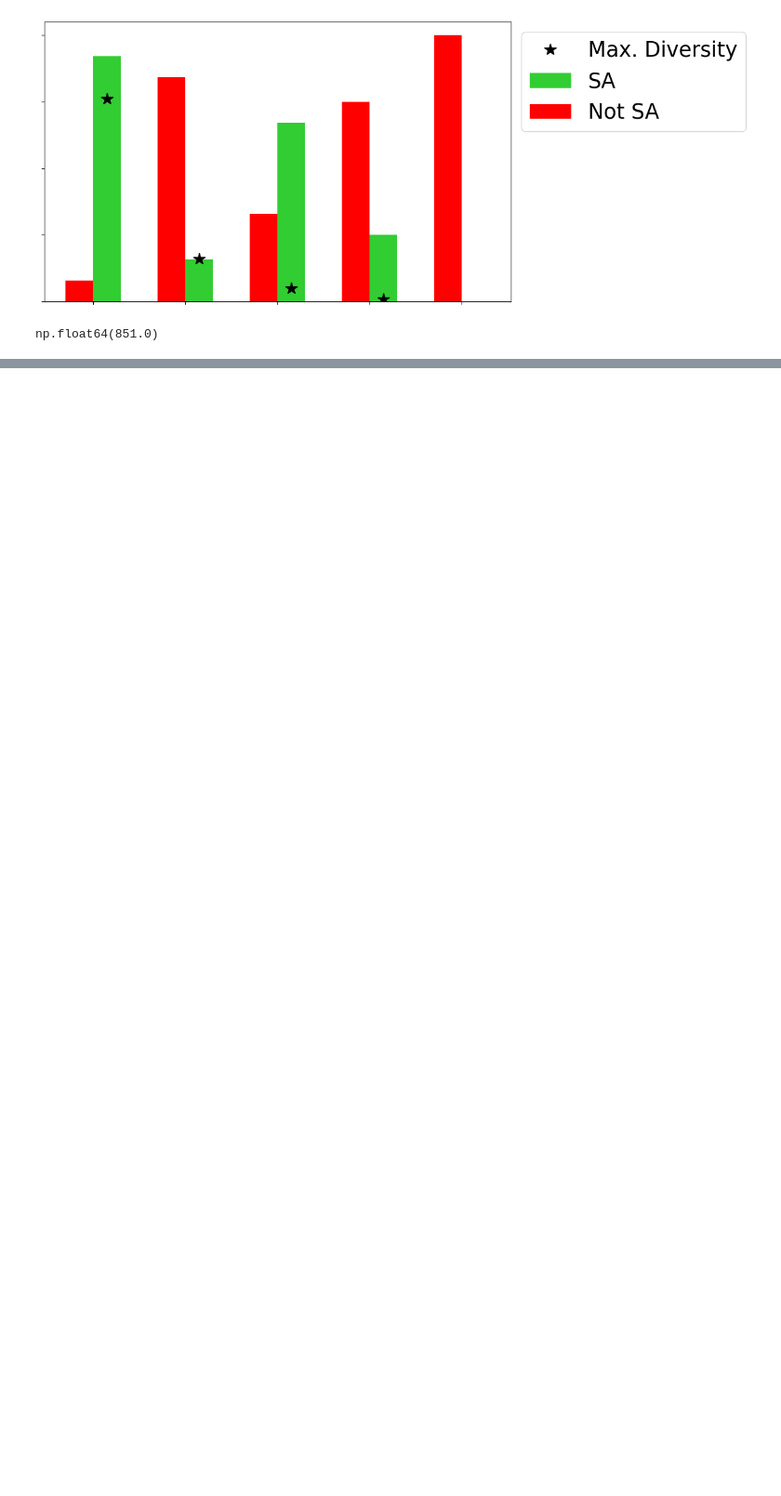
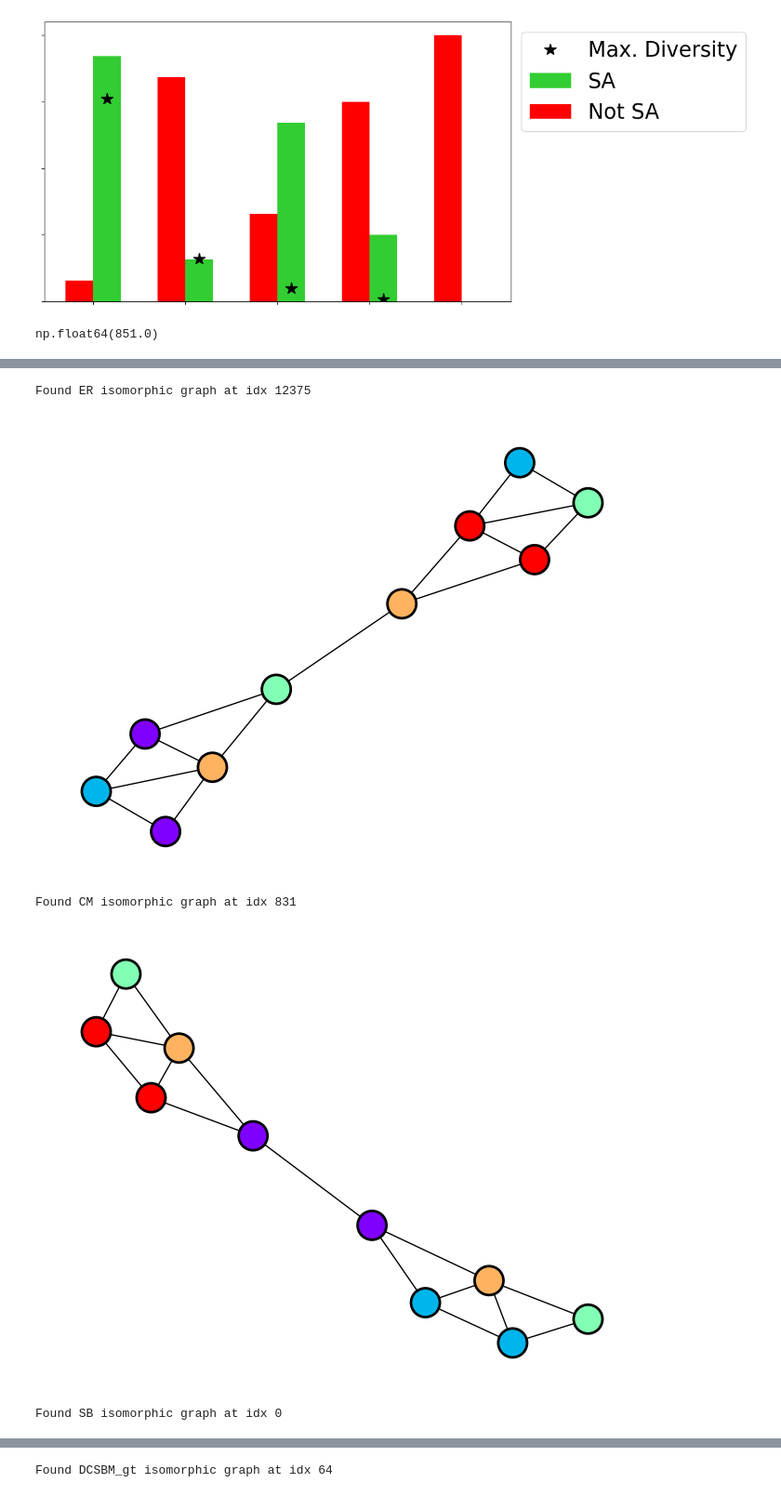
Before and after one commit to coryglover/NetDesign, a Jupyter notebook: notebooks/figs.ipynb, the cells around one changed output, grey strips where cells are left out. Shown at 93% size. Drawn from its saved outputs; the diff is of its cells as text; code cells hidden in the pictures; blank space fills up the shorter version.

```diff
--- a/notebooks/figs.ipynb
+++ b/notebooks/figs.ipynb
@@ -225,0 +322,34 @@ np.float64(851.0)
+# %%
+target_gt = gt.Graph(directed=False)
+target_gt.add_vertex(len(target.nodes()))
+target_gt.add_edge_list(target.edges())
+# %%
+for i, g in enumerate(PGER[1]):
+    if nx.is_isomorphic(g, target):
+        print(f'Found ER isomorphic graph at idx {i}')
+        at.draw_network(g, X, node_size=500,linewidths=2,edgecolors='k')
+        plt.show()
+for i, g in enumerate(PGCM[1]):
+    if nx.is_isomorphic(g, target):
+        print(f'Found CM isomorphic graph at idx {i}')
+        at.draw_network(g, X, node_size=500,linewidths=2,edgecolors='k')
+        plt.show()
+for i, g in enumerate(PGBA[1]):
+    if nx.is_isomorphic(g, target):
+        print(f'Found BA isomorphic graph at idx {i}')
+        at.draw_network(g, X, node_size=500,linewidths=2,edgecolors='k')
+        plt.show()
+for i, g in enumerate(PGSB[1]):
+    if nx.is_isomorphic(g, target):
+        print(f'Found SB isomorphic graph at idx {i}')
+        at.draw_network(g, X, node_size=500,linewidths=2,edgecolors='k')
+        plt.show()
+for i, g in enumerate(PGDCSBM_gt[1]):
+    if gt.isomorphism(g, target_gt):
+        print(f'Found DCSBM_gt isomorphic graph at idx {i}')
+# %% [output]
+Found ER isomorphic graph at idx 12375
+[figure, added]
+Found CM isomorphic graph at idx 831
+[figure, added]
+Found SB isomorphic graph at idx 0
@@ -225,0 +357 @@ np.float64(851.0)
+Found DCSBM_gt isomorphic graph at idx 64
```
Also changed, not shown: parts of 10 cells of this notebook, 13 other files.
